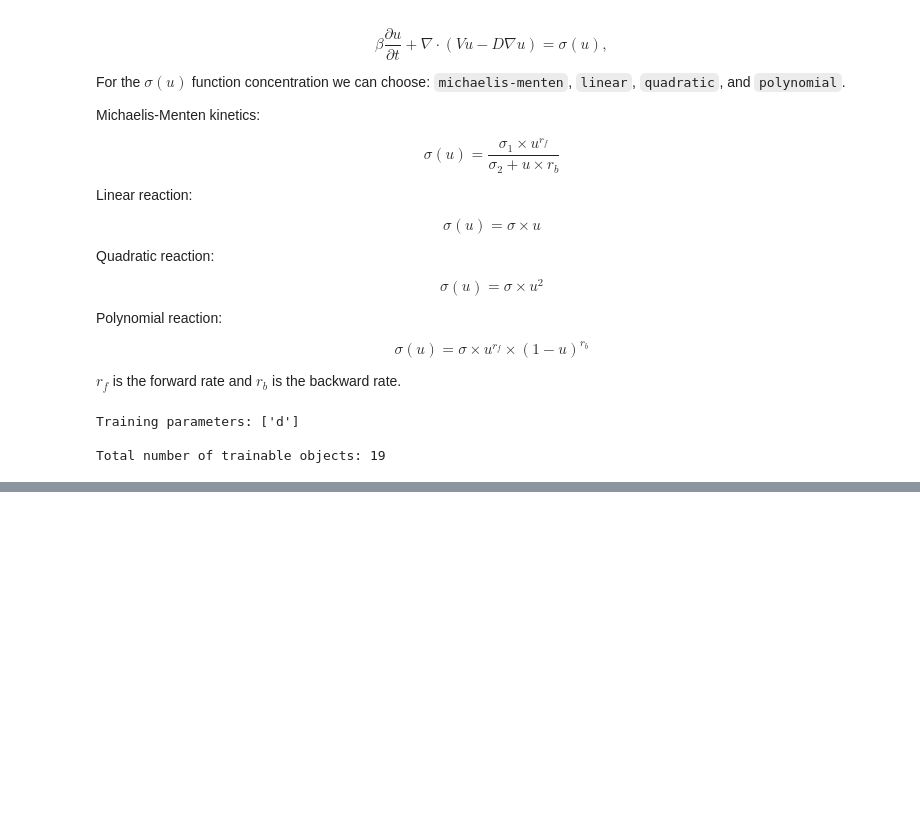
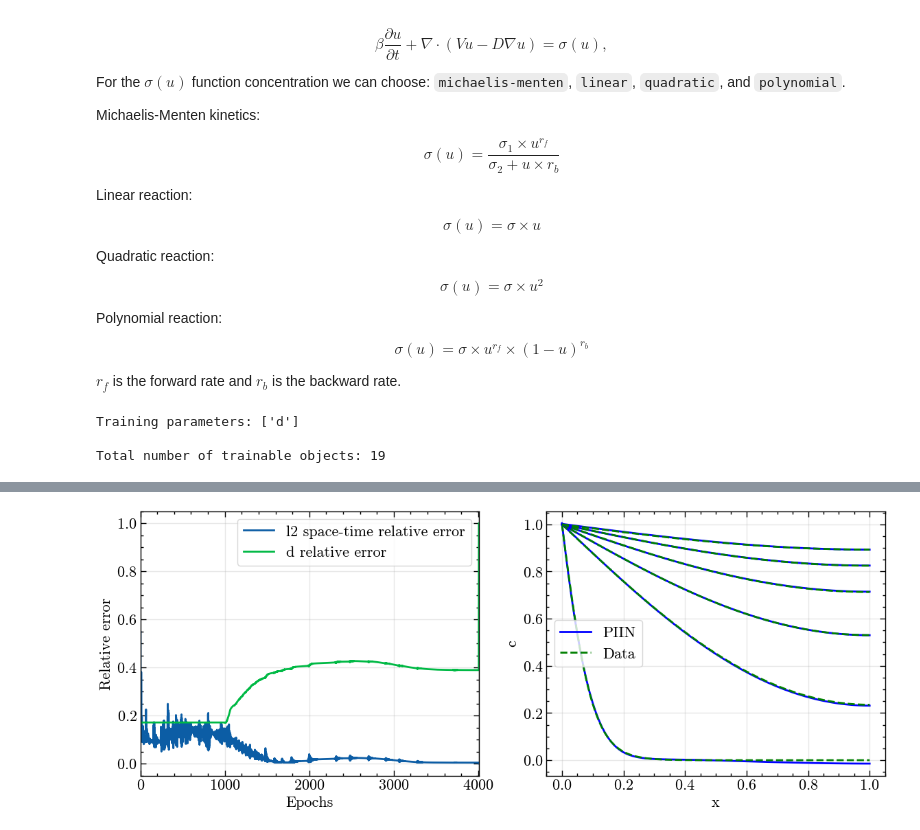
Before and after one commit to alanPalma25/Inverse-PINN-in-Porous-Media, a Jupyter notebook: ad_PINN.ipynb, the cells around one changed output, grey strips where cells are left out. Saved outputs shown, nothing was run; the diff lists cells and outputs as text; code cells hidden in the pictures; blank space fills up the shorter version.

```diff
--- a/ad_PINN.ipynb
+++ b/ad_PINN.ipynb
@@ -469,3 +495,35 @@ plt.show()
+# %%
+# Create a two panel figure (l2 space-time error and solution model comparison)
+plt.subplots(1, 2, figsize=(14, 5))
+
+ax = plt.subplot(1, 2, 1)
+# Solution error
+ax.plot(l2_errors, label='l2 space-time relative error')
+# Parameter error
+for i in range(nparm):
+    ax.plot(np.abs(param_values[:,i] - params0[i])/params0[i], label=f'{params_names[i]} relative error')
+
+ax.set_xlabel('Epochs')
+ax.set_xlim(0, last_epoch)
+
+ax.set_ylabel('Relative error')
+ax.grid(alpha=0.3)
+ax.legend(frameon = True)
+
+ax = plt.subplot(1, 2, 2)
+for i in range(0, sol.shape[0], int(sol.shape[0]/5)):
+    ax.plot(x_grid, sol[i,:], label='PIIN' if i == 0 else "", color='blue')
+    ax.plot(x_grid, c_data_2d[i,:], label='Data' if i == 0 else "", color='green',  linestyle='dashed')
+ax.set_xlabel('x')
+ax.set_ylabel('c')
+ax.grid(alpha=0.3)
+ax.legend(frameon = True)
+
+plt.savefig(output_dir + "/ad-solution-comparison.pdf", dpi=300)
+
+plt.show()
+# %% [output]
+[figure, added]
 # %%
 # Plot l2 errors
 plt.figure(figsize=(12, 6))
```
Also changed, not shown: parts of 11 cells of this notebook.
